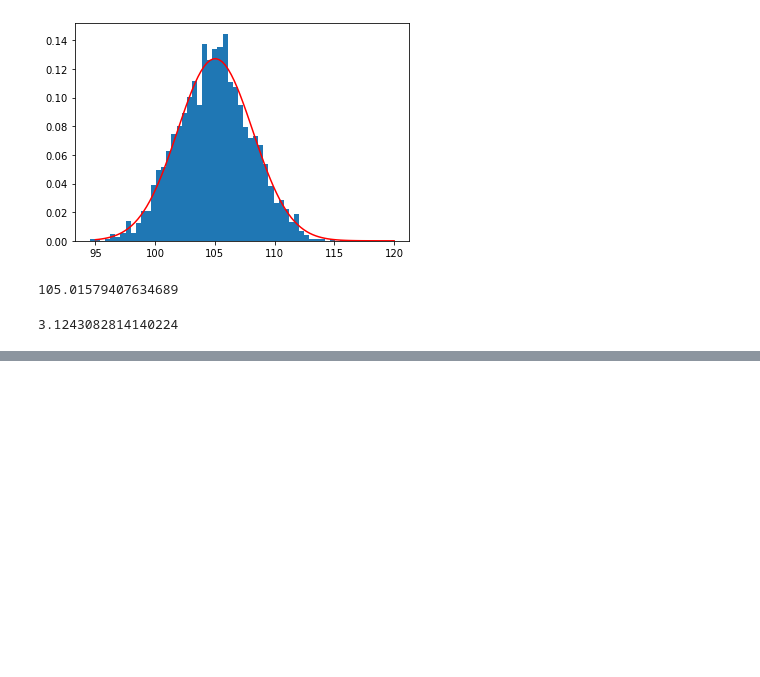
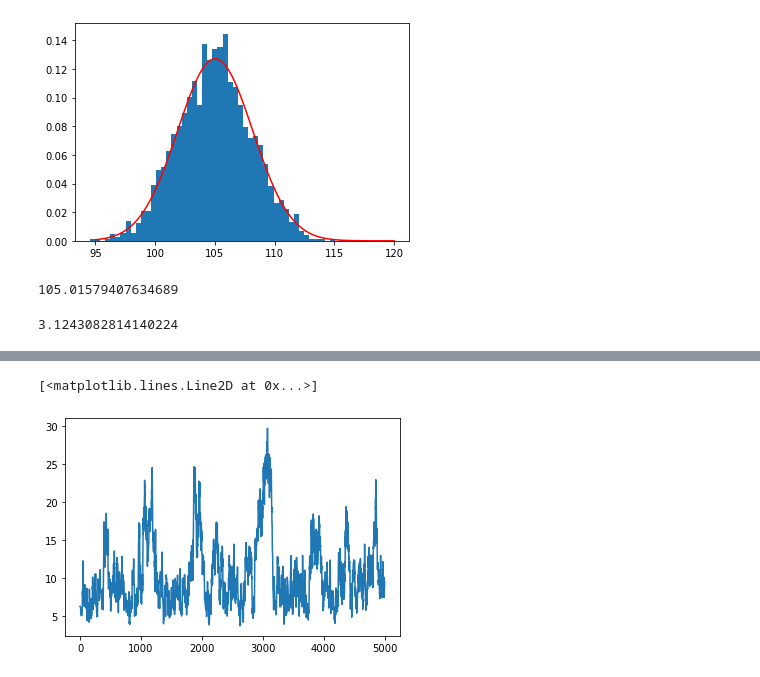
Before and after one commit to DrEntropy/BayesRulesWork, a Jupyter notebook: Chapter7.ipynb, the cells around one changed output, grey strips where cells are left out. Saved outputs shown, nothing was run; the diff lists cells and outputs as text; code cells hidden in the pictures; blank space fills up the shorter version.

```diff
--- a/Chapter7.ipynb
+++ b/Chapter7.ipynb
@@ -128,0 +176,5 @@ np.std(sim)
+# %%
+plt.plot(sig_chain)
+# %% [output]
+[<matplotlib.lines.Line2D at 0x...>]
+[figure, added]
```
Also changed, not shown: parts of 14 cells of this notebook.
